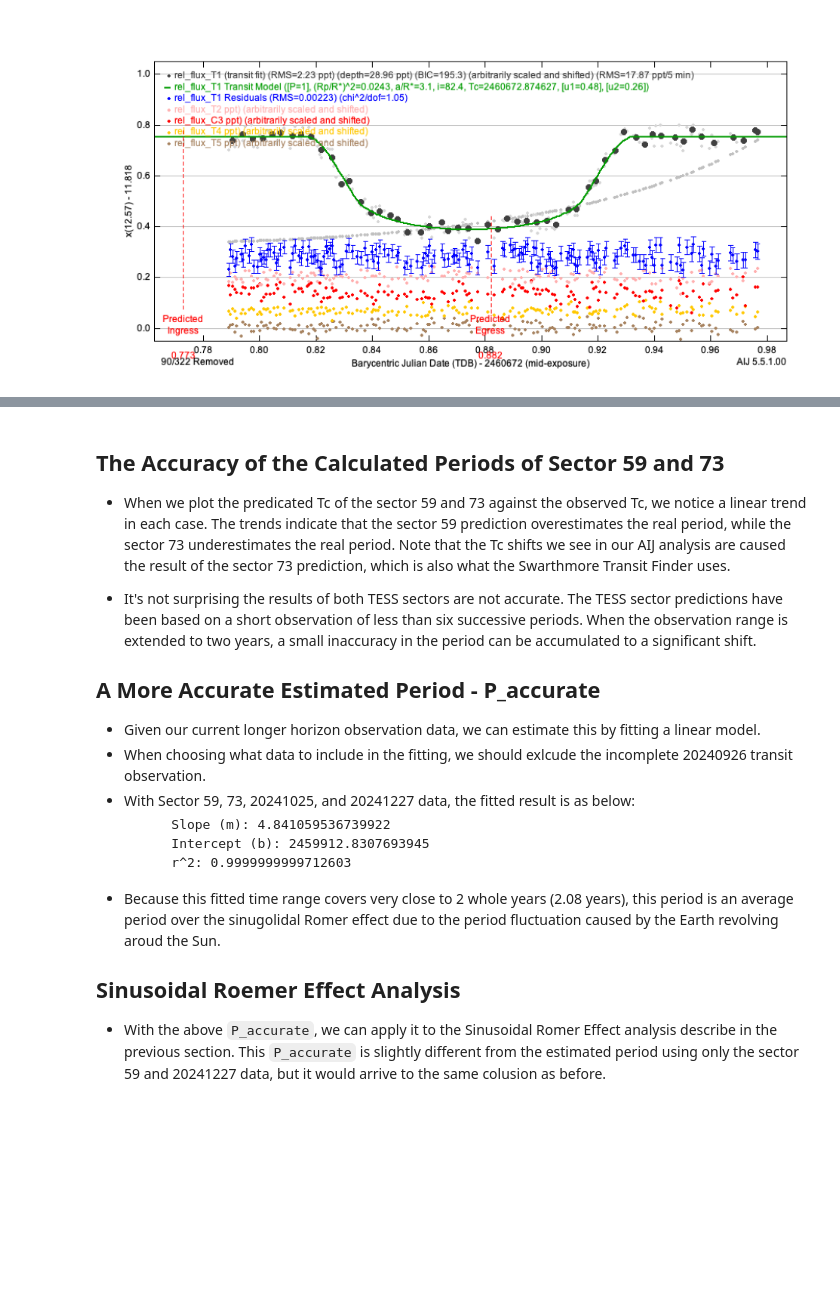
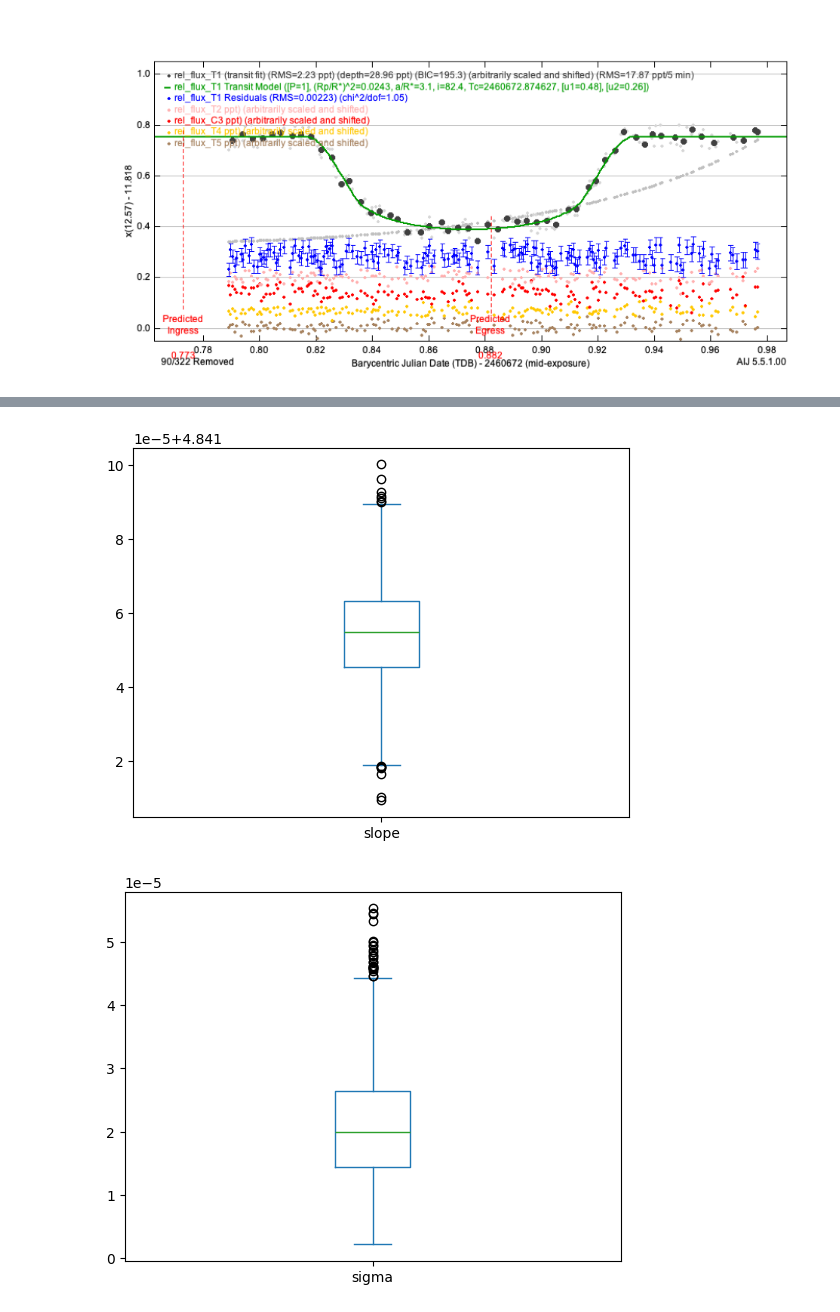
Before and after one commit to sophia268238/astronomy_ml, a Jupyter notebook: processed/TOI-3726/observation_summary.ipynb, the cells around one changed output, grey strips where cells are left out. Saved outputs shown, nothing was run; the diff lists cells and outputs as text; code cells hidden in the pictures; blank space fills up the shorter version.

````diff
--- a/processed/TOI-3726/observation_summary.ipynb
+++ b/processed/TOI-3726/observation_summary.ipynb
@@ -580,19 +461,45 @@ Text(0, 0.5, 'Tc_obs - Tc_pred (min)')
-# %% [markdown]
-## The Accuracy of the Calculated Periods of Sector 59 and 73
-- When we plot the predicated Tc of the sector 59 and 73 against the observed Tc, we notice a linear trend in each case. The trends indicate that the sector 59 prediction overestimates the real period, while the sector 73 underestimates the real period. Note that the Tc shifts we see in our AIJ analysis are caused the result of the sector 73 prediction, which is also what the Swarthmore Transit Finder uses.
-
-- It's not surprising the results of both TESS sectors are not accurate. The TESS sector predictions have been based on a short observation of less than six successive periods. When the observation range is extended to two years, a small inaccuracy in the period can be accumulated to a significant shift.
-
-## A More Accurate Estimated Period - P_accurate
-- Given our current longer horizon observation data, we can estimate this by fitting a linear model.
-- When choosing what data to include in the fitting, we should exlcude the incomplete 20240926 transit observation.
-- With Sector 59, 73, 20241025, and 20241227 data, the fitted result is as below:
-    ```
-        Slope (m): 4.841059536739922
-        Intercept (b): 2459912.8307693945
-        r^2: 0.9999999999712603
-    ```
-- Because this fitted time range covers very close to 2 whole years (2.08 years), this period is an average period over the sinugolidal Romer effect due to the period fluctuation caused by the Earth revolving aroud the Sun.
-
-## Sinusoidal Roemer Effect Analysis
-- With the above `P_accurate`, we can apply it to the Sinusoidal Romer Effect analysis describe in the previous section. This `P_accurate` is slightly different from the estimated period using only the sector 59 and 20241227 data, but it would arrive to the same colusion as before.
+# %%
+epsilon = 0.0035
+
+result = []
+for i in range(2000):
+    # disturbance = np.random.uniform(-epsilon, epsilon, size=len(y))
+    disturbance = np.random.normal(0, epsilon, size=len(y))
+    disturbance[1:3] = disturbance[1:3]/ 2
+
+    disturbance[:2] = 0
+    y_disturbed = y + disturbance
+    model, slope, intercept, RSE, SE_m = fit(X, y_disturbed)
+    result.append({
+        "20240926": disturbance[2],
+        "20241025": disturbance[3],
+        "20241227": disturbance[4],
+        "20240205": disturbance[5],
+        "slope": slope,
+        "sigma": SE_m
+
+    })
+
+df = pd.DataFrame(result)
+
+df['slope'].plot.box()
+plt.show()
+df['sigma'].plot.box()
+plt.show()
+
+plt.scatter(df['sigma'], df['slope'], s=0.1)
+plt.xlabel('sigma')
+plt.ylabel('slope')
+plt.title('Scatter Plot of slope vs sigma')
+plt.grid(True)
+plt.show()
+
+plt.hist2d(df['sigma'], df['slope'], bins=64, cmap='Blues')
+plt.colorbar(label='Counts')
+plt.xlabel('sigma')
+plt.ylabel('slope')
+plt.title('2D Histogram of sigma vs slope')
+plt.show()
+# %% [output]
+[figure, added]
+[figure, added]
````
Also changed, not shown: parts of 20 cells of this notebook.
